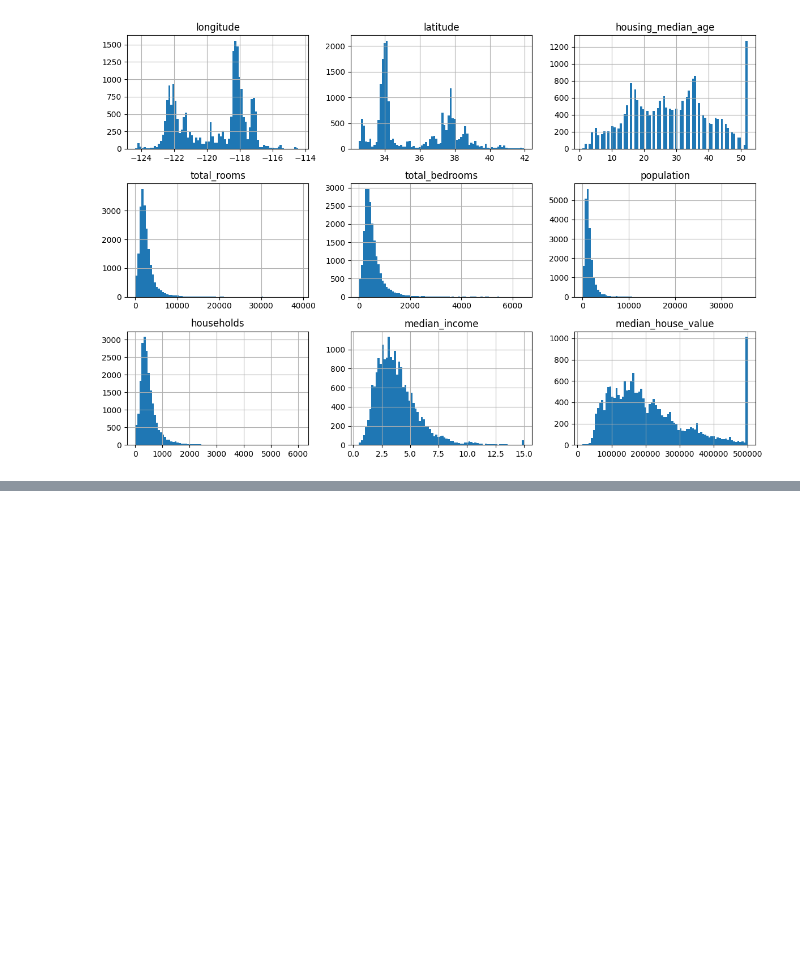
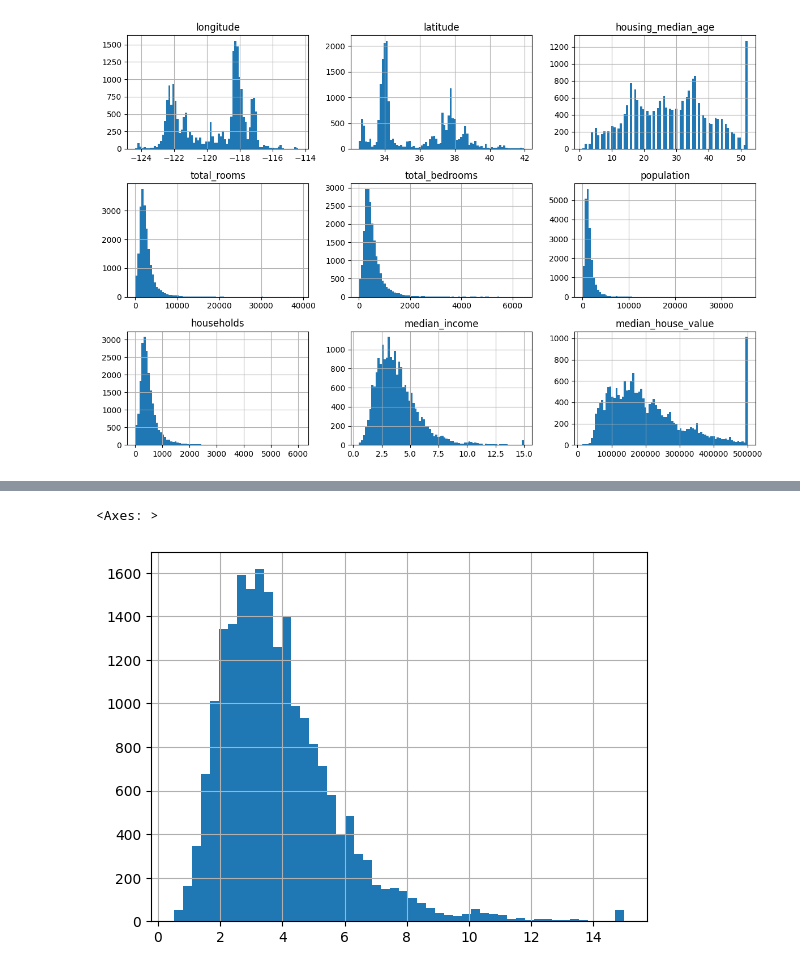
Before and after one commit to ujjwal-basnet/Hands-on-Machine-Learning-with-Scikit-Learn-Keras-and-TensorFlow, a Jupyter notebook: end-to-end-ml-project/code.ipynb, the cells around one changed output, grey strips where cells are left out. Saved outputs shown, nothing was run; the diff lists cells and outputs as text; code cells hidden in the pictures; blank space fills up the shorter version.

```diff
--- a/end-to-end-ml-project/code.ipynb
+++ b/end-to-end-ml-project/code.ipynb
@@ -161,0 +128,5 @@ housing
+# %%
+housing.median_income.hist(bins = 50 )
+# %% [output]
+<Axes: >
+[figure, added]
```
Also changed, not shown: parts of 11 cells of this notebook, 1 other file.
